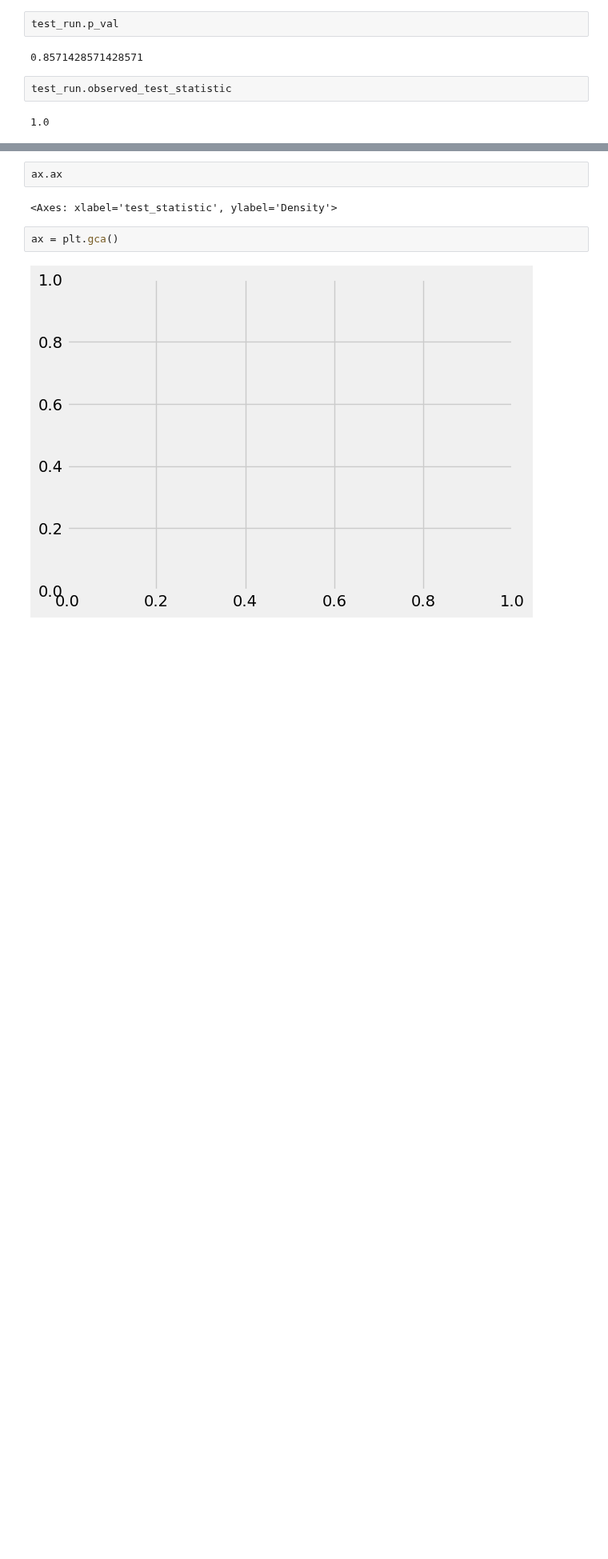
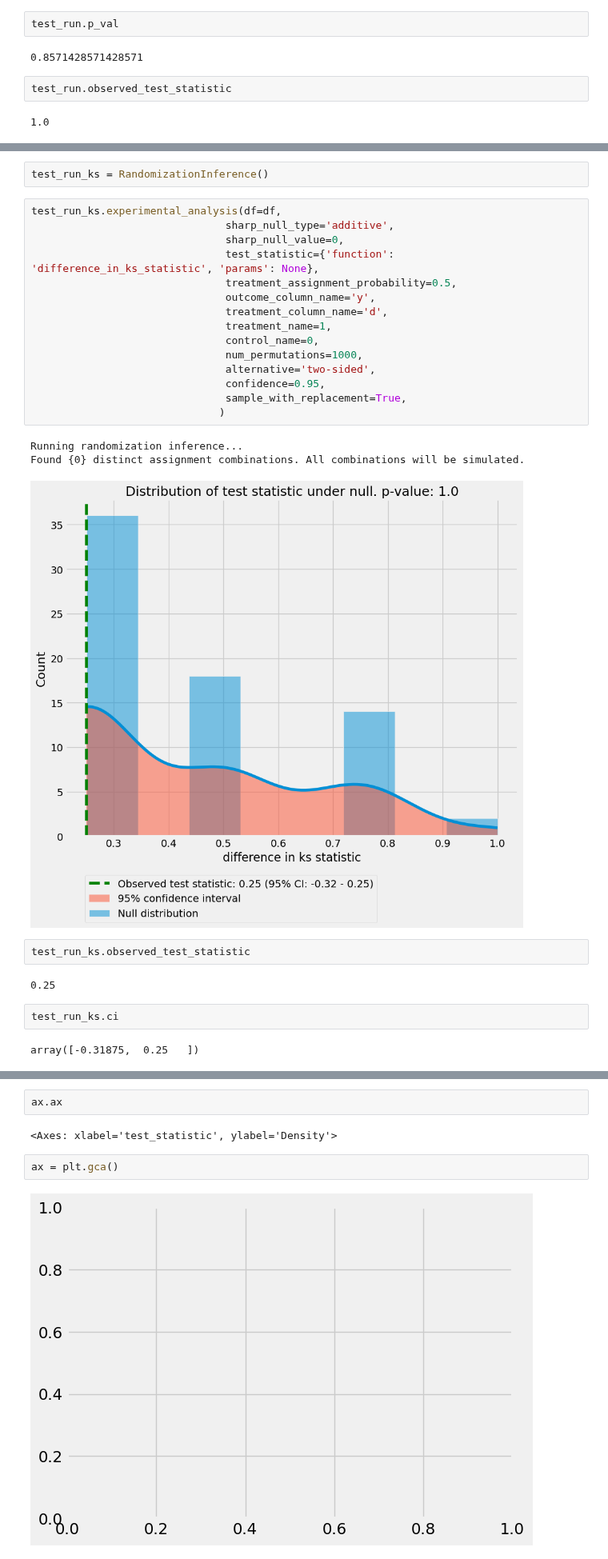
Before and after one commit to dokeeffe87/stats_utils, a Jupyter notebook: notebooks/scratch_work/dev_randomization_inference.ipynb, the cells around one changed output, grey strips where cells are left out. Shown at 80% size. Drawn from its saved outputs; the diff is of its cells as text; blank space fills up the shorter version.

Commit message:
initial commit of utils code for handling experimental analysis of metrics with skewed distributions via randomization inference

```diff
--- a/notebooks/scratch_work/dev_randomization_inference.ipynb
+++ b/notebooks/scratch_work/dev_randomization_inference.ipynb
@@ -715,0 +752,29 @@ array([-3.775,  5.775])
+# %%
+test_run_ks = RandomizationInference()
+# %%
+test_run_ks.experimental_analysis(df=df,
+                               sharp_null_type='additive',
+                               sharp_null_value=0,
+                               test_statistic={'function': 'difference_in_ks_statistic', 'params': None},
+                               treatment_assignment_probability=0.5,
+                               outcome_column_name='y',
+                               treatment_column_name='d',
+                               treatment_name=1,
+                               control_name=0,
+                               num_permutations=1000,
+                               alternative='two-sided',
+                               confidence=0.95,
+                               sample_with_replacement=True,
+                              )
+# %% [output]
+Running randomization inference...
+Found {0} distinct assignment combinations. All combinations will be simulated.
+[figure, added]
+# %%
+test_run_ks.observed_test_statistic
+# %% [output]
+0.25
+# %%
+test_run_ks.ci
+# %% [output]
+array([-0.31875,  0.25   ])
```
Also changed, not shown: parts of 33 cells of this notebook, 1 other file.
